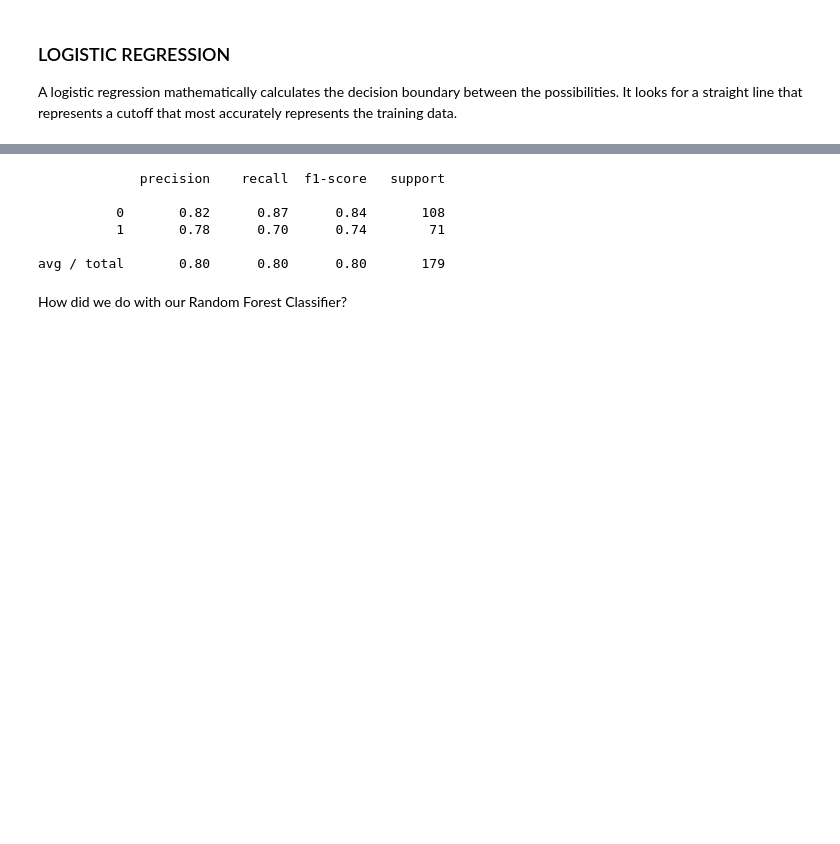
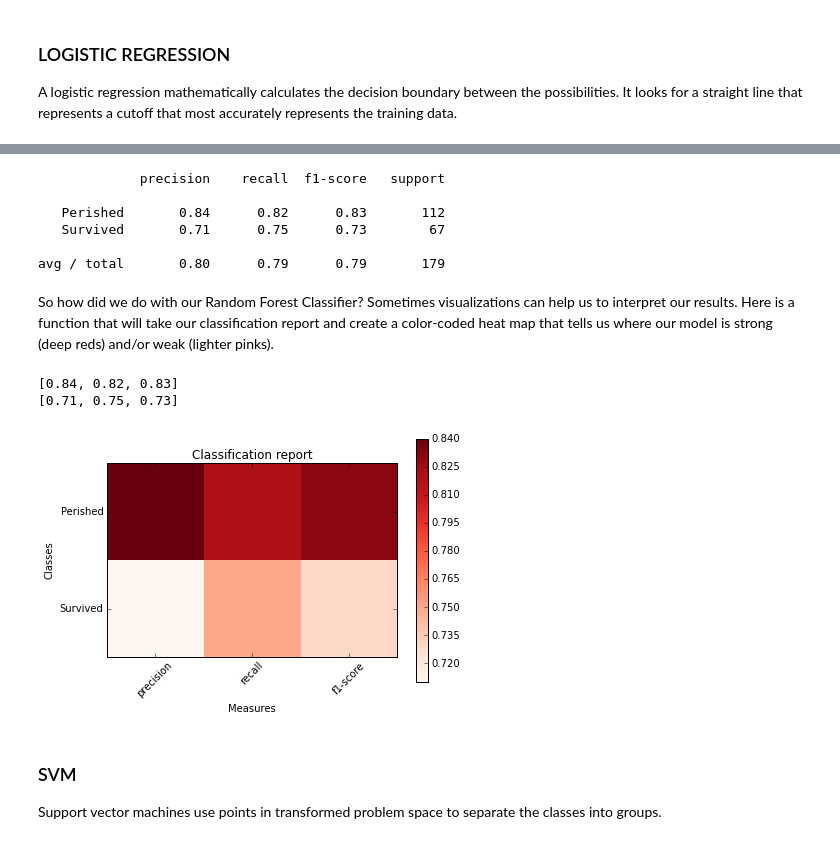
Before and after one commit to rebeccabilbro/titanic, a Jupyter notebook: titanicML.ipynb, the cells around one changed output, grey strips where cells are left out. Drawn from its saved outputs; the diff is of its cells as text; code cells hidden in the pictures; blank space fills up the shorter version.

```diff
--- a/titanicML.ipynb
+++ b/titanicML.ipynb
@@ -196,11 +209,11 @@ http://scikit-learn.org/stable/modules/generated/sklearn.ensemble.RandomForestCl
 from sklearn.ensemble import RandomForestClassifier
 # %%
 # We'll select 50 trees and opt for 'out-of-bag' samples to estimate the generalization error.
-clf = RandomForestClassifier(n_estimators=50, oob_score=True)
+rf = RandomForestClassifier(n_estimators=50, oob_score=True)
 # %%
 # Next split up the data with the 'train test split' method in the Cross Validation module
 X_train, X_test, y_train, y_test = train_test_split(X,y, test_size=0.2)
 
 # ...and then run the 'fit' method to build a forest of trees
-clf.fit(X_train, y_train)
+rf.fit(X_train, y_train)
 # %% [output]
@@ -216,13 +229,12 @@ clf.score(X_test, y_test)
 # %%
 expected   = y_test
-predicted  = clf.predict(X_test)
-print classification_report(expected, predicted)
+predicted  = rf.predict(X_test)
+classificationReport = classification_report(expected, predicted, target_names=["Perished","Survived"])
+print classificationReport
 # %% [output]
              precision    recall  f1-score   support
 
-          0       0.82      0.87      0.84       108
-          1       0.78      0.70      0.74        71
+   Perished       0.84      0.82      0.83       112
+   Survived       0.71      0.75      0.73        67
 
-avg / total       0.80      0.80      0.80       179
+avg / total       0.80      0.79      0.79       179
-# %% [markdown]
-How did we do with our Random Forest Classifier?
@@ -236,0 +241,48 @@ for threshold in thresholds:
+# %% [markdown]
+So how did we do with our Random Forest Classifier? Sometimes visualizations can
+help us to interpret our results. Here is a function that will take our classification
+report and create a color-coded heat map that tells us where our model is strong (deep
+reds) and/or weak (lighter pinks).
+# %%
+def plot_classification_report(cr, title='Classification report', with_avg_total=False, cmap=plt.cm.Reds):
+
+    lines = cr.split('\n')
+
+    classes = []
+    plotMat = []
+    for line in lines[2 : (len(lines) - 3)]:
+        #print(line)
+        t = line.split()
+        # print(t)
+        classes.append(t[0])
+        v = [float(x) for x in t[1: len(t) - 1]]
+        print(v)
+        plotMat.append(v)
+
+    if with_avg_total:
+        aveTotal = lines[len(lines) - 1].split()
+        classes.append('avg/total')
+        vAveTotal = [float(x) for x in t[1:len(aveTotal) - 1]]
+        plotMat.append(vAveTotal)
+
+
+    plt.imshow(plotMat, interpolation='nearest', cmap=cmap)
+    plt.title(title)
+    plt.colorbar()
+    x_tick_marks = np.arange(3)
+    y_tick_marks = np.arange(len(classes))
+    plt.xticks(x_tick_marks, ['precision', 'recall', 'f1-score'], rotation=45)
+    plt.yticks(y_tick_marks, classes)
+    plt.tight_layout()
+    plt.ylabel('Classes')
+    plt.xlabel('Measures')
+# %%
+plot_classification_report(classificationReport)
+# %% [output]
+[0.84, 0.82, 0.83]
+[0.71, 0.75, 0.73]
+[figure, added]
+# %% [markdown]
+### SVM
+
+Support vector machines use points in transformed problem space to separate the classes into groups.
```
Also changed, not shown: parts of 25 cells of this notebook.
